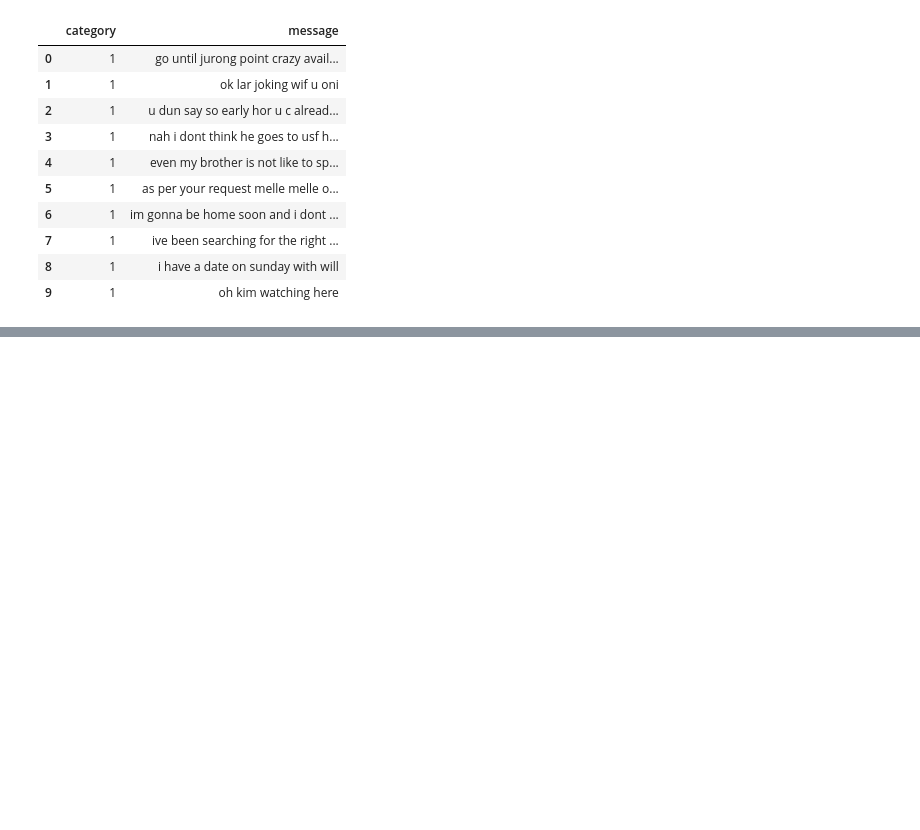
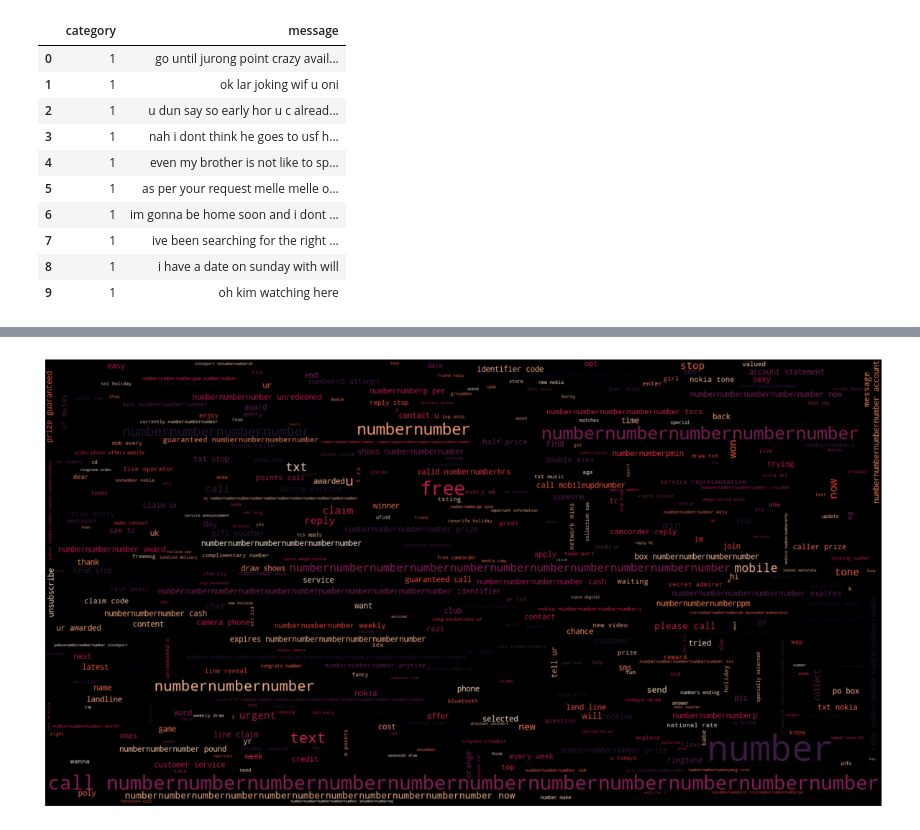
Before and after one commit to smbalf/MATLAB, a Jupyter notebook: preprocessing.ipynb, the cells around one changed output, grey strips where cells are left out. Cells and saved outputs as stored; diff of their text form; code cells hidden in the pictures; blank space fills up the shorter version.

```diff
--- a/preprocessing.ipynb
+++ b/preprocessing.ipynb
@@ -351,0 +415,7 @@ with open("test_labels.txt", "w") as f:
+# %%
+plt.figure(figsize = (15, 10))
+plt.imshow(spam_cloud, interpolation="bilinear")
+plt.axis('off')
+plt.show()
+# %% [output]
+[figure, added]
```
Also changed, not shown: parts of 27 cells of this notebook, 6 other files.
